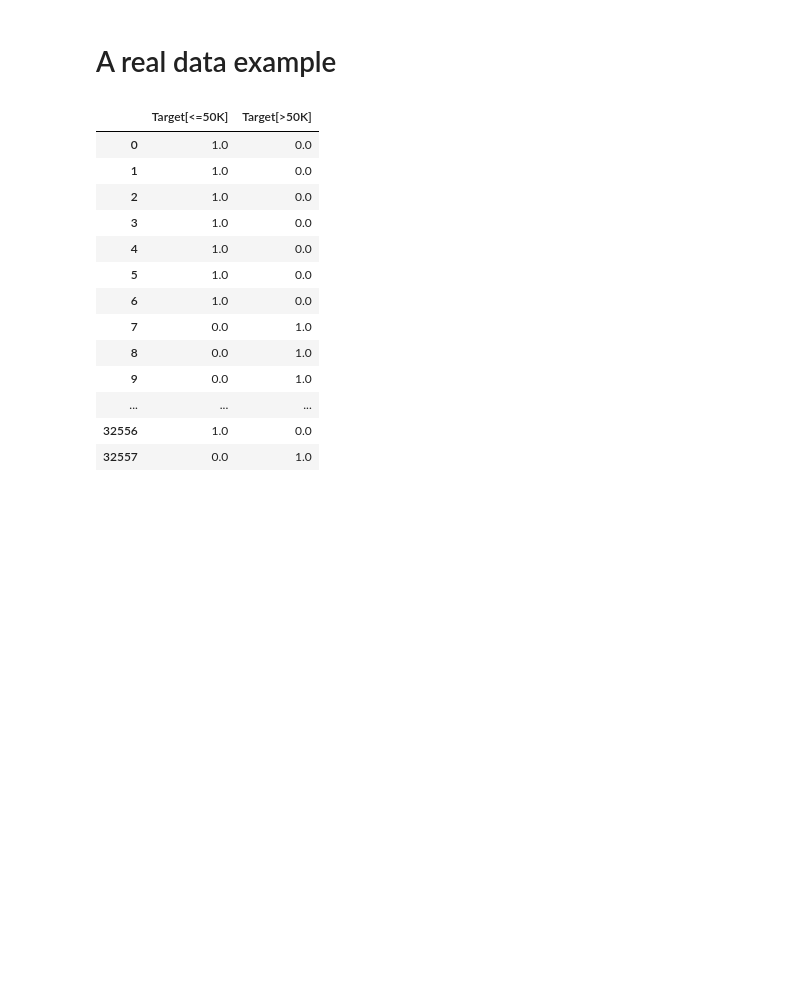
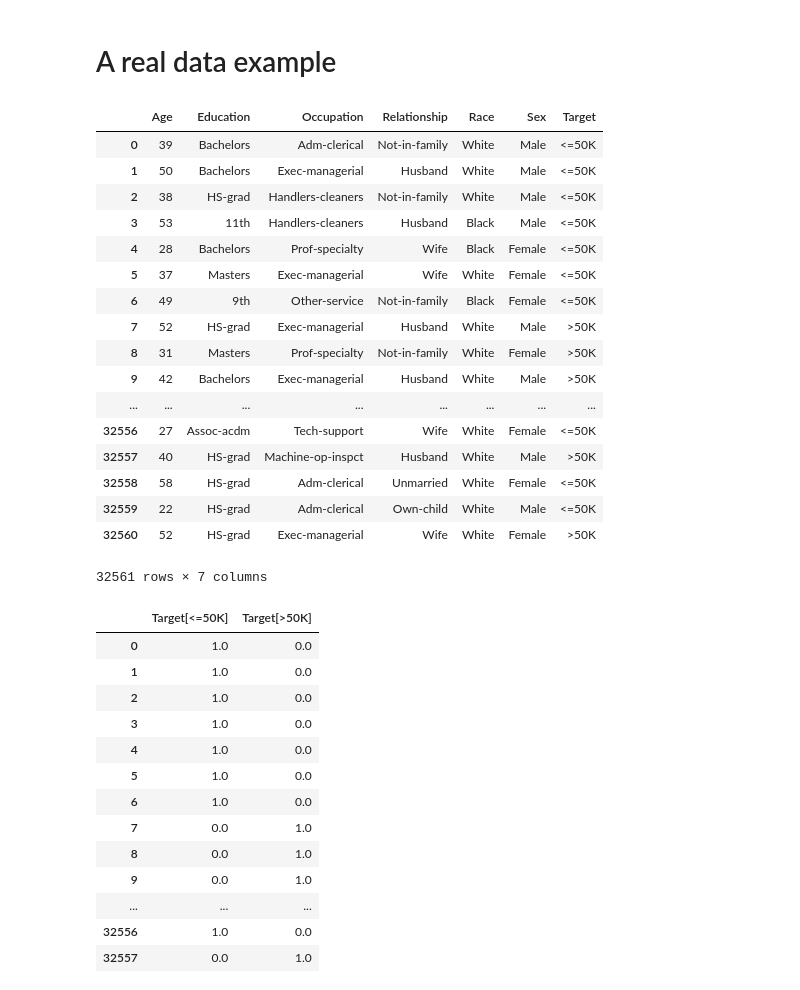
Before and after one commit to elenasm7/dsc-3-29-02-linear-to-logistic-regression-nyc-ds-career-012819, a Jupyter notebook: index.ipynb, the cells around one changed output. Cells and saved outputs as stored; diff of their text form; code cells hidden in the pictures; blank space fills up the shorter version.

```diff
--- a/index.ipynb
+++ b/index.ipynb
@@ -212,6 +212,27 @@ from scipy import stats
 stats.chisqprob = lambda chisq, df: stats.chi2.sf(chisq, df)
 # %%
 salaries = pd.read_csv("salaries_final.csv", index_col = 0)
+# %%
+salaries
+# %% [output]
+|  | Age | Education | Occupation | Relationship | Race | Sex | Target |
+| 0 | 39 | Bachelors | Adm-clerical | Not-in-family | White | Male | <=50K |
+| 1 | 50 | Bachelors | Exec-managerial | Husband | White | Male | <=50K |
+| 2 | 38 | HS-grad | Handlers-cleaners | Not-in-family | White | Male | <=50K |
+| 3 | 53 | 11th | Handlers-cleaners | Husband | Black | Male | <=50K |
+| 4 | 28 | Bachelors | Prof-specialty | Wife | Black | Female | <=50K |
+| 5 | 37 | Masters | Exec-managerial | Wife | White | Female | <=50K |
+| 6 | 49 | 9th | Other-service | Not-in-family | Black | Female | <=50K |
+| 7 | 52 | HS-grad | Exec-managerial | Husband | White | Male | >50K |
+| 8 | 31 | Masters | Prof-specialty | Not-in-family | White | Female | >50K |
+| 9 | 42 | Bachelors | Exec-managerial | Husband | White | Male | >50K |
+| ... | ... | ... | ... | ... | ... | ... | ... |
+| 32556 | 27 | Assoc-acdm | Tech-support | Wife | White | Female | <=50K |
+| 32557 | 40 | HS-grad | Machine-op-inspct | Husband | White | Male | >50K |
+| 32558 | 58 | HS-grad | Adm-clerical | Unmarried | White | Female | <=50K |
+| 32559 | 22 | HS-grad | Adm-clerical | Own-child | White | Male | <=50K |
+| 32560 | 52 | HS-grad | Exec-managerial | Wife | White | Female | >50K |
+32561 rows × 7 columns
 # %%
 from patsy import dmatrices
 y, X = dmatrices('Target ~ Age  + C(Race) + C(Sex)',
```
